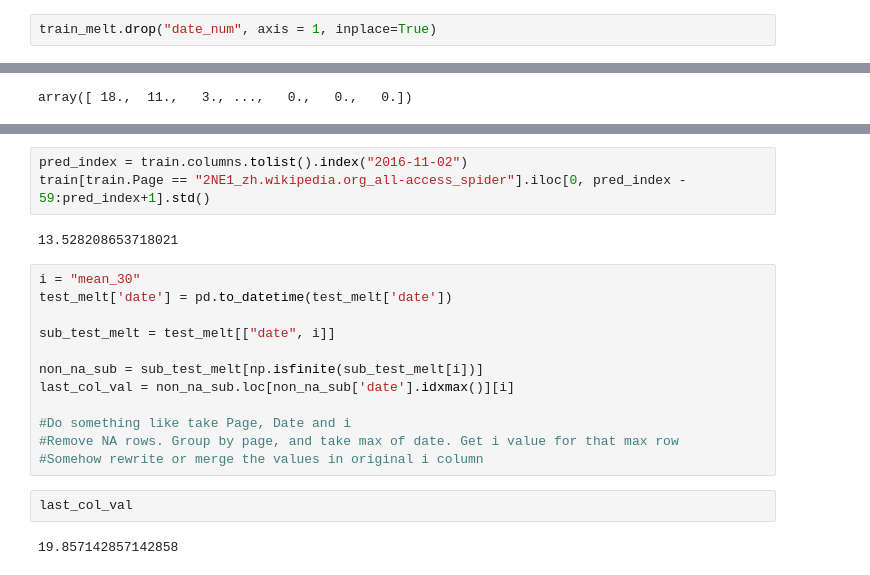
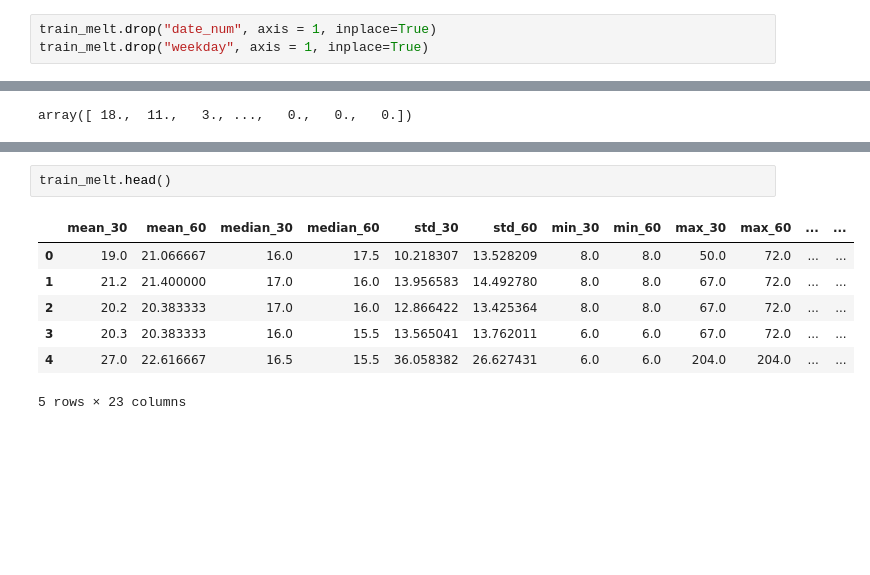
Before and after one commit to shubh24/web_traffic_prediction, a Jupyter notebook: explore.ipynb, the cells around one changed output, grey strips where cells are left out. Drawn from its saved outputs; the diff is of its cells as text; blank space fills up the shorter version.

```diff
--- a/explore.ipynb
+++ b/explore.ipynb
@@ -337,6 +337,7 @@ train_melt.drop("Page", axis = 1, inplace = True)
 # train_melt.date_num = pd.to_numeric(train_melt.date_num)
 # %%
 train_melt.drop("date_num", axis = 1, inplace=True)
+train_melt.drop("weekday", axis = 1, inplace=True)
 # %%
 # x_train, x_valid, label_train, label_valid = train_teąst_split(train_melt, label_train_melt, test_size=0.2, random_state=4242)
 # bst = run_xgb(x_train, label_train, x_valid, label_valid)
@@ -555,21 +540,10 @@ test_melt[test_melt.Page == "2NE1_zh.wikipedia.org_all-access_spider"]
-# %%
-pred_index = train.columns.tolist().index("2016-11-02")
-train[train.Page == "2NE1_zh.wikipedia.org_all-access_spider"].iloc[0, pred_index - 59:pred_index+1].std()
-# %% [output]
-13.528208653718021
-# %%
-i = "mean_30"
-test_melt['date'] = pd.to_datetime(test_melt['date'])
-
-sub_test_melt = test_melt[["date", i]]
-
-non_na_sub = sub_test_melt[np.isfinite(sub_test_melt[i])]
-last_col_val = non_na_sub.loc[non_na_sub['date'].idxmax()][i]
-
-#Do something like take Page, Date and i
-#Remove NA rows. Group by page, and take max of date. Get i value for that max row
-#Somehow rewrite or merge the values in original i column
-# %%
-last_col_val
-# %% [output]
-19.857142857142858
+# %%
+train_melt.head()
+# %% [output]
+|  | mean_30 | mean_60 | median_30 | median_60 | std_30 | std_60 | min_30 | min_60 | max_30 | max_60 | ... | ... |
+| 0 | 19.0 | 21.066667 | 16.0 | 17.5 | 10.218307 | 13.528209 | 8.0 | 8.0 | 50.0 | 72.0 | ... | ... |
+| 1 | 21.2 | 21.400000 | 17.0 | 16.0 | 13.956583 | 14.492780 | 8.0 | 8.0 | 67.0 | 72.0 | ... | ... |
+| 2 | 20.2 | 20.383333 | 17.0 | 16.0 | 12.866422 | 13.425364 | 8.0 | 8.0 | 67.0 | 72.0 | ... | ... |
+| 3 | 20.3 | 20.383333 | 16.0 | 15.5 | 13.565041 | 13.762011 | 6.0 | 6.0 | 67.0 | 72.0 | ... | ... |
+| 4 | 27.0 | 22.616667 | 16.5 | 15.5 | 36.058382 | 26.627431 | 6.0 | 6.0 | 204.0 | 204.0 | ... | ... |
+5 rows × 23 columns
```
Also changed, not shown: parts of 6 cells of this notebook.
